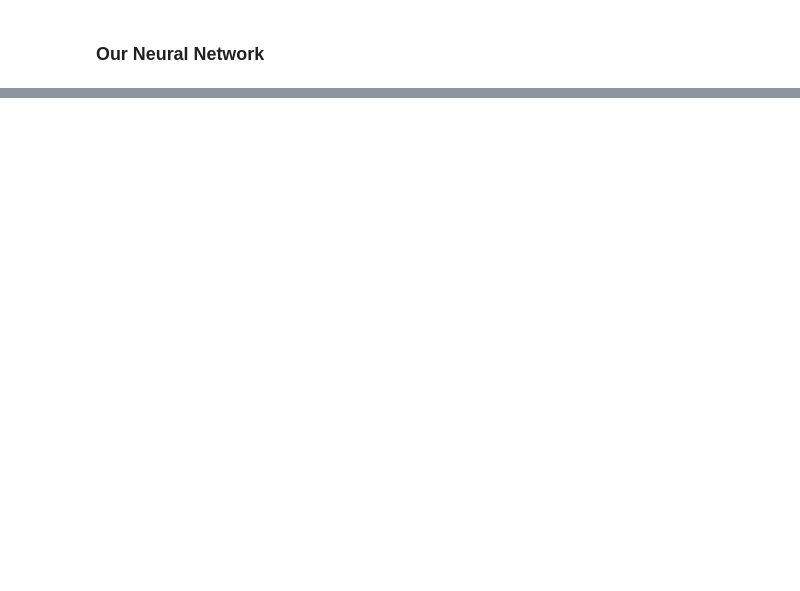
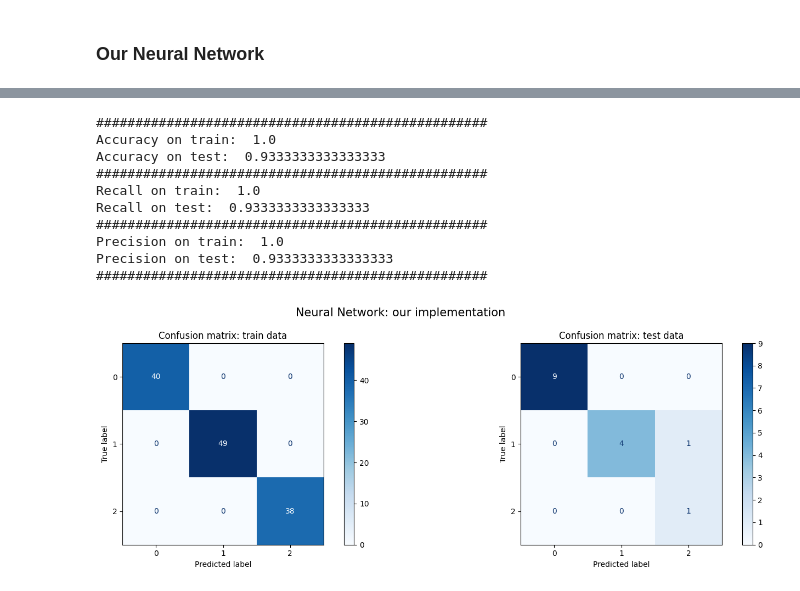
Before and after one commit to nadiaverdha/MachineLearningEx2, a Jupyter notebook: Ex2_wine.ipynb, the cells around one changed output, grey strips where cells are left out. Cells and saved outputs as stored; diff of their text form; code cells hidden in the pictures; blank space fills up the shorter version.

```diff
--- a/Ex2_wine.ipynb
+++ b/Ex2_wine.ipynb
@@ -56,4 +63,8 @@ encoder = OneHotEncoder(sparse = False)
 y_reshaped = Y.to_numpy().reshape(-1,1)
 y_encoded = encoder.fit_transform(y_reshaped)
 
+#splitting into train and test set
 X_train, X_test, y_train, y_test = train_test_split(X, y_encoded, test_size=0.2, random_state=1234)
+
+#splitting into train and validation set
+X_train, X_val, y_train, y_val = train_test_split(X_train, y_train, test_size=0.1,random_state = 1234)
@@ -64,5 +73,5 @@ X_train.shape, y_train.shape
 # %%
-from sklearn.preprocessing import StandardScaler,MinMaxScaler
 scaler = StandardScaler()
 X_train_standardized = scaler.fit_transform(X_train)
 X_test_standardized = scaler.transform(X_test)
+X_val_standardized = scaler.transform(X_val)
@@ -350,0 +99,14 @@ Best Accuracy: 0.5004926108374385
+# %%
+net_tan.nn_evaluate_one_hot(x_train= X_train_standardized, y_train=y_train, x_test=X_val_standardized, y_test=y_val, epochs=500, learning_rate=0.1)
+# %% [output]
+##################################################
+Accuracy on train:  1.0
+Accuracy on test:  0.9333333333333333
+##################################################
+Recall on train:  1.0
+Recall on test:  0.9333333333333333
+##################################################
+Precision on train:  1.0
+Precision on test:  0.9333333333333333
+##################################################
+[figure, added]
```
Also changed, not shown: parts of 42 cells of this notebook.
